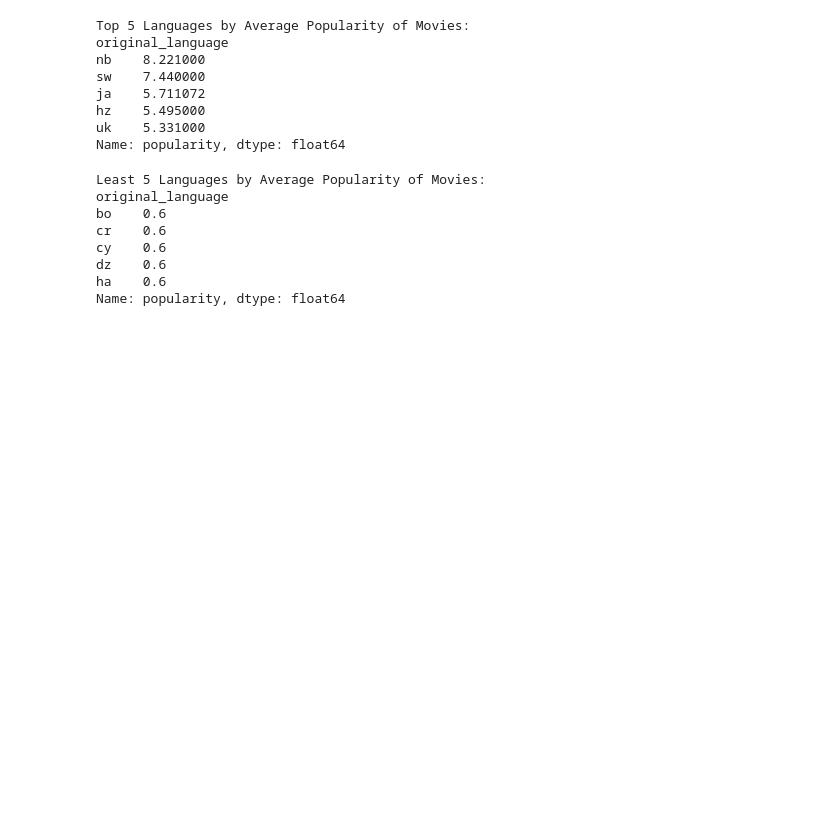
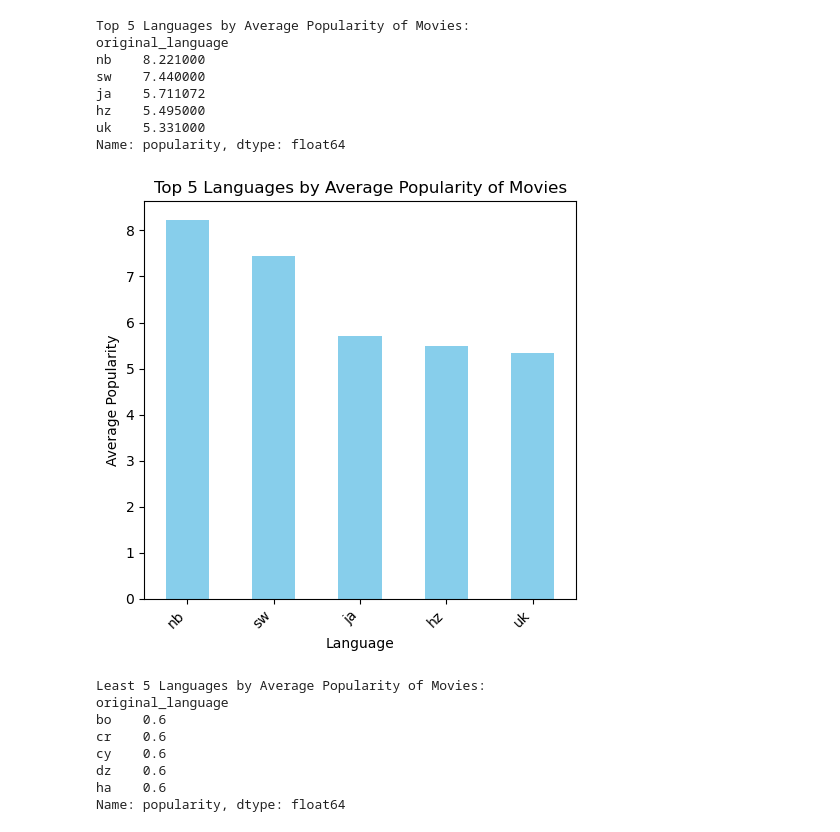
Before and after one commit to FarhiyaJarso/Microsoft-movie-project, a Jupyter notebook: student.ipynb, the cells around one changed output. Cells and saved outputs as stored; diff of their text form; code cells hidden in the pictures; blank space fills up the shorter version.

```diff
--- a/student.ipynb
+++ b/student.ipynb
@@ -209,6 +268,21 @@ ja    5.711072
 hz    5.495000
 uk    5.331000
 Name: popularity, dtype: float64
+# %%
+# Select top 5 languages by average popularity
+top_5_languages = average_popularity_by_language.nlargest(5)
+
+# Plotting bar graph showing average popularity of movies for top 5 languages
+plt.figure(figsize=(5, 5))
+top_5_languages.plot(kind='bar', color='skyblue')
+plt.title('Top 5 Languages by Average Popularity of Movies')
+plt.xlabel('Language')
+plt.ylabel('Average Popularity')
+plt.xticks(rotation=45, ha='right')
+plt.tight_layout()
+plt.show()
+# %% [output]
+[figure, added]
 # %%
 # showing average popularity of movies by language
 #  Group by 'original_language' and calculate the mean of 'popularity' for each language
```
Also changed, not shown: parts of 16 cells of this notebook.
